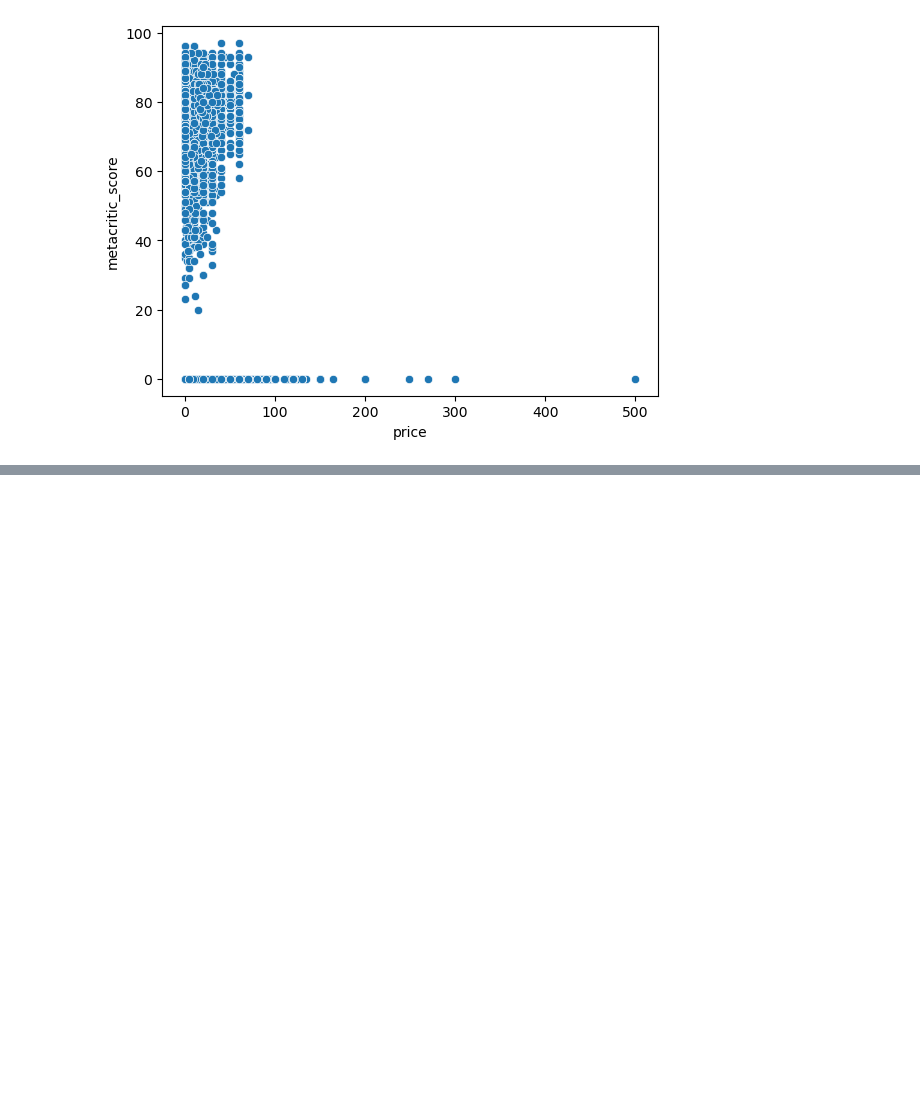
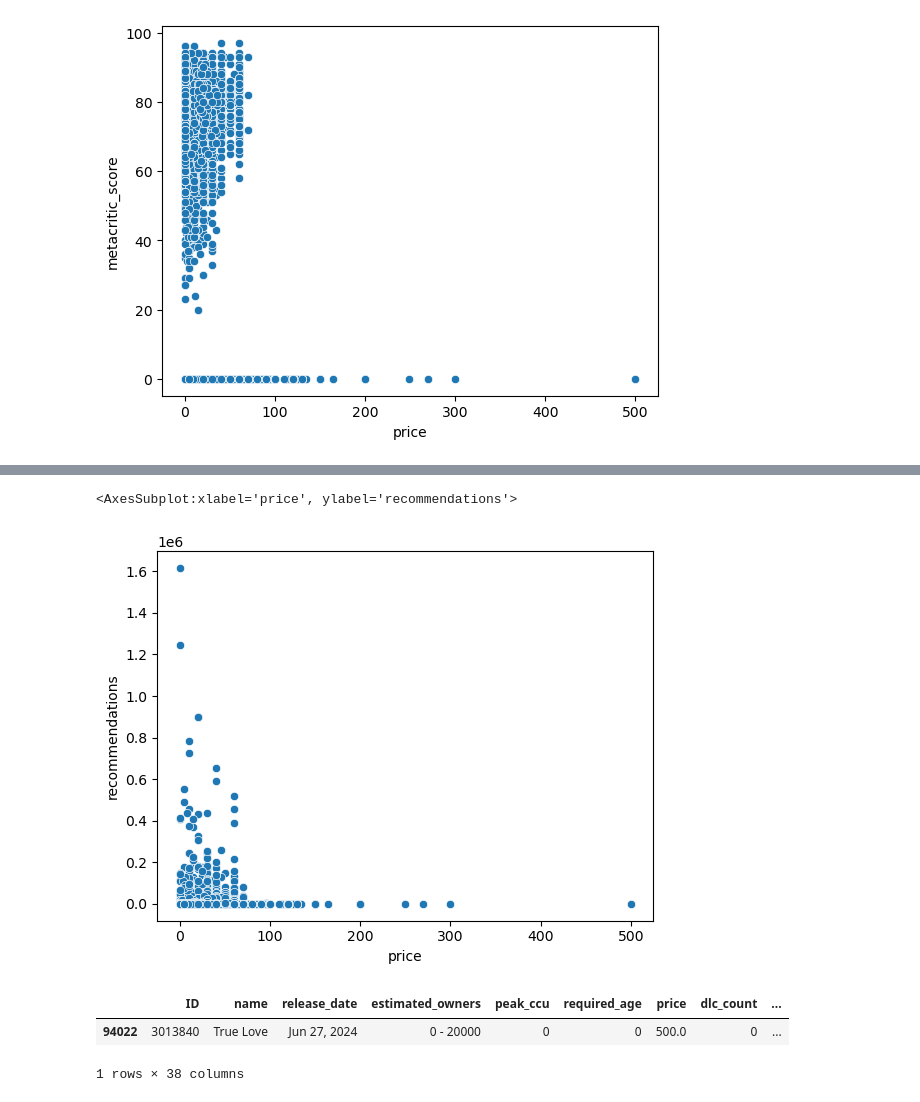
Before and after one commit to applepot437/ai, a Jupyter notebook: sem 1/games/Untitled.ipynb, the cells around one changed output, grey strips where cells are left out. Cells and saved outputs as stored; diff of their text form; code cells hidden in the pictures; blank space fills up the shorter version.

```diff
--- a/sem 1/games/Untitled.ipynb
+++ b/sem 1/games/Untitled.ipynb
@@ -82,0 +115,17 @@ sns.scatterplot(data=dfCleaned, x="price", y="metacritic_score")
+# %%
+# Index is 81901
+# Index is 82971
+# Index is 46158
+# Index is 26936
+cleanedDF = df.drop([81901, 82971, 46158, 26936])
+# %%
+sns.scatterplot(data=cleanedDF, x="price", y="recommendations")
+# %% [output]
+<AxesSubplot:xlabel='price', ylabel='recommendations'>
+[figure, added]
+# %%
+cleanedDF[cleanedDF["price"] == cleanedDF["price"].max()]
+# %% [output]
+|  | ID | name | release_date | estimated_owners | peak_ccu | required_age | price | dlc_count | ... |
+| 94022 | 3013840 | True Love | Jun 27, 2024 | 0 - 20000 | 0 | 0 | 500.0 | 0 | ... |
+1 rows × 38 columns
```
Also changed, not shown: parts of 10 cells of this notebook, 3 other files.
